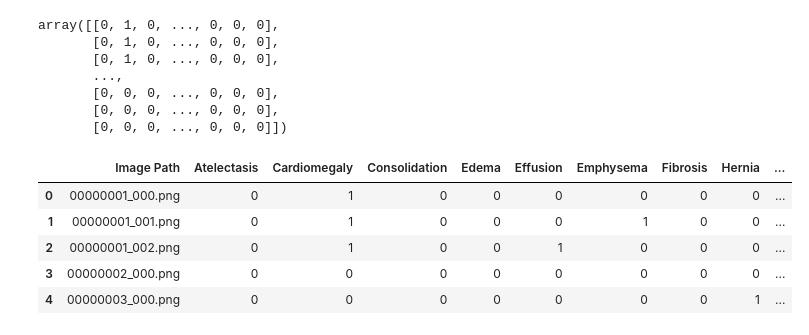
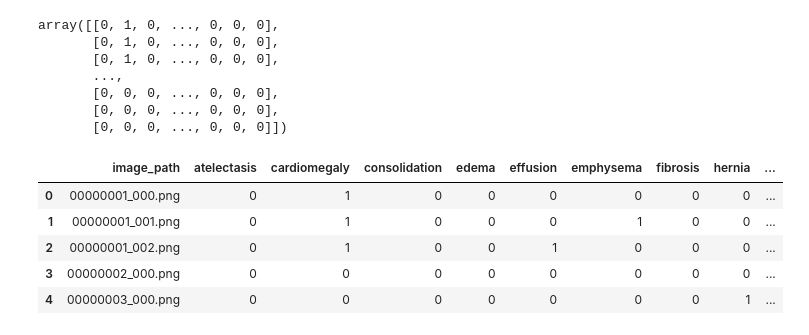
Before and after one commit to Asifdotexe/healthcare-ai-project, a Jupyter notebook: python/notebook/issue-07-as-data-processing.ipynb, the cells around one changed output. Drawn from its saved outputs; the diff is of its cells as text; code cells hidden in the pictures.

Commit message:
#7 updated the column names

```diff
--- a/python/notebook/issue-07-as-data-processing.ipynb
+++ b/python/notebook/issue-07-as-data-processing.ipynb
@@ -62,11 +62,12 @@ array([[0, 1, 0, ..., 0, 0, 0],
 # %%
 # Create a new DataFrame from the binary label matrix
 binary_label_df = pd.DataFrame(binary_label_matrix)
 binary_label_df = binary_label_df.set_axis(unique_labels, axis=1)
 binary_label_df.insert(0, "Image Path", value=df["Image Index"])
+binary_label_df.columns = binary_label_df.columns.str.lower().str.replace(' ', '_')
 binary_label_df.head()
 # %% [output]
-|  | Image Path | Atelectasis | Cardiomegaly | Consolidation | Edema | Effusion | Emphysema | Fibrosis | Hernia | ... |
+|  | image_path | atelectasis | cardiomegaly | consolidation | edema | effusion | emphysema | fibrosis | hernia | ... |
 | 0 | 00000001_000.png | 0 | 1 | 0 | 0 | 0 | 0 | 0 | 0 | ... |
 | 1 | 00000001_001.png | 0 | 1 | 0 | 0 | 0 | 1 | 0 | 0 | ... |
 | 2 | 00000001_002.png | 0 | 1 | 0 | 0 | 1 | 0 | 0 | 0 | ... |
```
